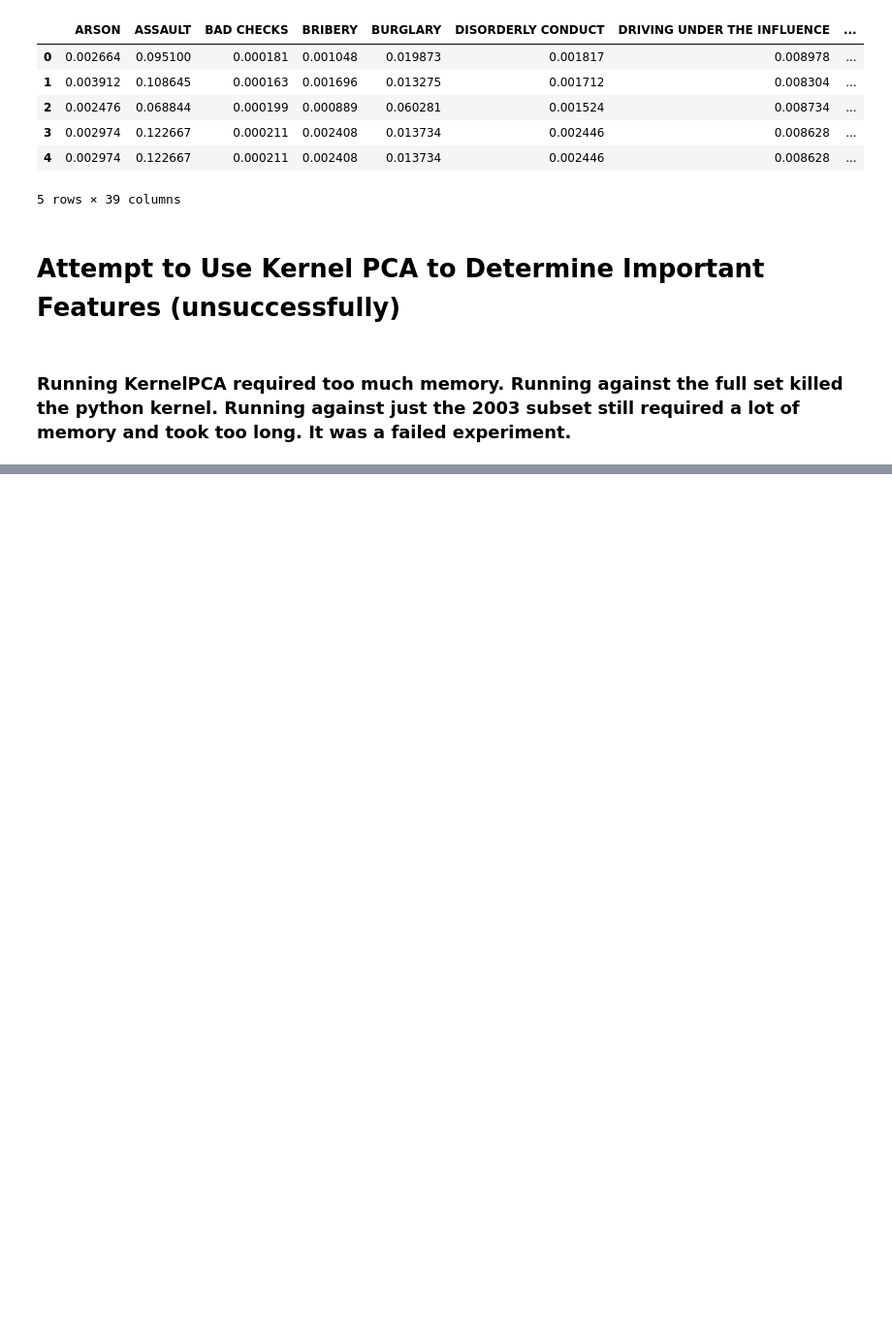
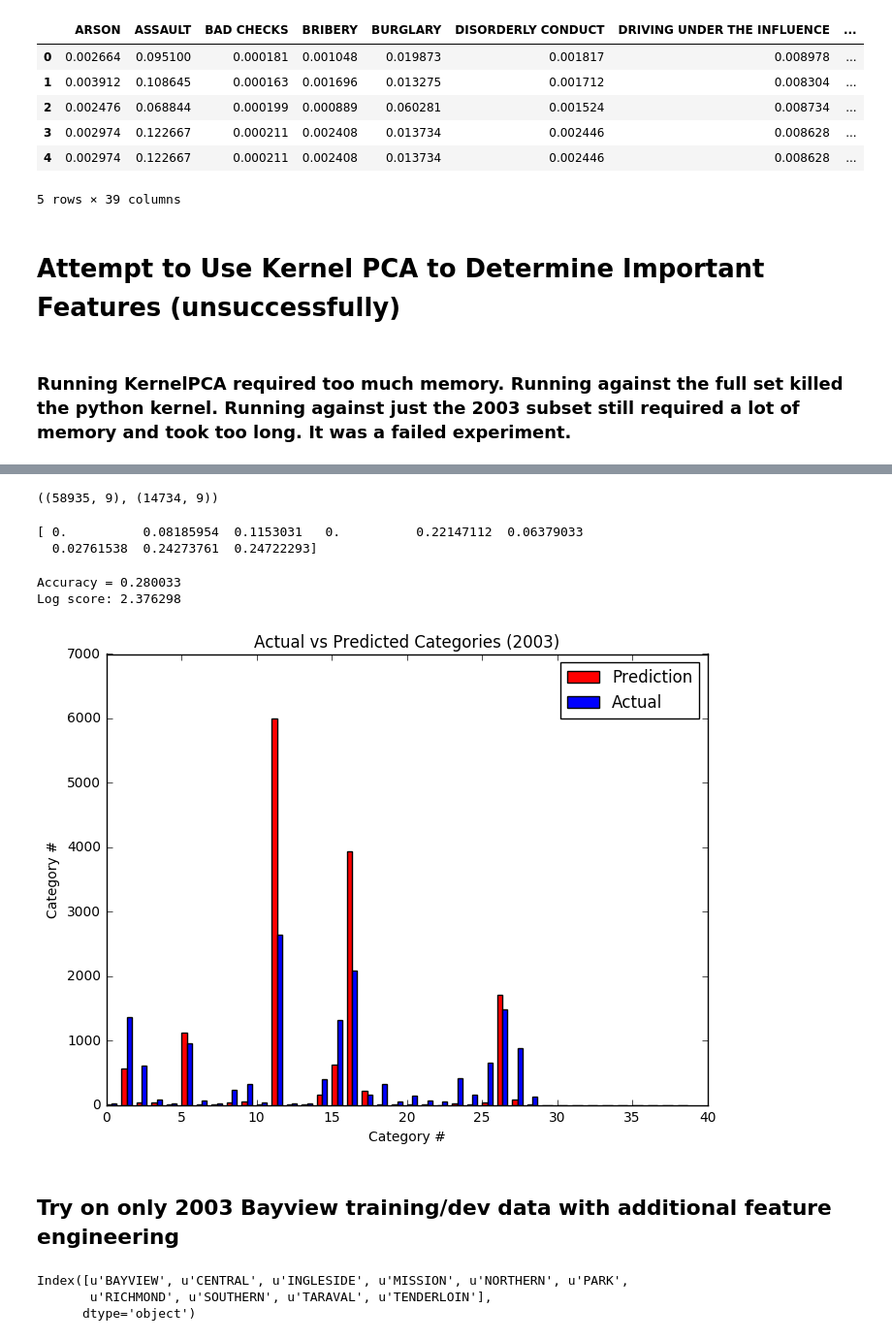
Before and after one commit to yhfan-ischool/W207-Final-Project, a Jupyter notebook: models/yhfan_experiments.ipynb, the cells around one changed output, grey strips where cells are left out. Shown at 97% size. Saved outputs shown, nothing was run; the diff lists cells and outputs as text; code cells hidden in the pictures; blank space fills up the shorter version.

Commit message:
More feature engineering.  However, it resulted in lowered Kaggle ranking.

```diff
--- a/models/yhfan_experiments.ipynb
+++ b/models/yhfan_experiments.ipynb
@@ -390,0 +508,3 @@ results.to_csv('../data/yhfan_submission.csv', index_label='Id')
+# %%
+train_labels_2003 = pd.Series(reduced_raw_train_data[reduced_raw_train_data['Year'] == 2003].loc[:,'Category'].astype("category"))
+train_labels_2003.head()
@@ -390,0 +519,18 @@ results.to_csv('../data/yhfan_submission.csv', index_label='Id')
+# %%
+X_train_pd_2003, X_dev_pd_2003, y_train_pd_2003, y_dev_pd_2003 = train_test_split(train_data_2003.loc[:,['Year','Month','Day','Hour','MinutesAfterMidnight','DayNum','DistrictNum','X','Y']], train_labels_2003, test_size = 0.2, random_state = 42)
+X_train_2003 = X_train_pd_2003.as_matrix(columns=('Year','Month','Day','Hour','MinutesAfterMidnight','DayNum','DistrictNum','X','Y'))
+y_train_2003 = y_train_pd_2003.codes
+X_dev_2003 = X_dev_pd_2003.as_matrix(columns=('Year','Month','Day','Hour','MinutesAfterMidnight','DayNum','DistrictNum','X','Y'))
+y_dev_2003 = y_dev_pd_2003.codes
+(X_train_2003.shape, X_dev_2003.shape)
+# %% [output]
+((58935, 9), (14734, 9))
+# %%
+xgb_model_2003 = XGBClassifier(objective='multi:softprob', max_depth=6)
+xgb_model_2003.fit(X_train_2003, y_train_2003, eval_metric='mlogloss')
+print(xgb_model_2003.feature_importances_)
+# %% [output]
+[ 0.          0.08185954  0.1153031   0.          0.22147112  0.06379033
+  0.02761538  0.24273761  0.24722293]
+# %%
+y_dev_xgb_pred_2003 = xgb_model_2003.predict(X_dev_2003)
@@ -390,0 +539,32 @@ results.to_csv('../data/yhfan_submission.csv', index_label='Id')
+# %%
+xgb_model_accuracy = metrics.accuracy_score(y_dev_2003, y_dev_xgb_pred_2003)
+print("Accuracy = {:f}".format(xgb_model_accuracy))
+xgb_model_log_loss = metrics.log_loss(y_dev_2003, y_dev_xgb_pred_probs_2003)
+print("Log score: {:f}\n".format(xgb_model_log_loss))
+# %% [output]
+Accuracy = 0.280033
+Log score: 2.376298
+# %%
+fp2003 = plt.figure(figsize=(8, 6))
+a = fp2003.add_subplot(111)
+width = [0.35]
+pred_chart_xgb = a.bar(range(0,39), np.bincount(y_dev_xgb_pred_2003, minlength=39), width, color='r')
+actual_chart_xgb = a.bar(np.array(range(0,39)) + width, np.bincount(y_dev_2003, minlength=39), width, color='b')
+
+a.set_ylabel('Category #')
+a.set_xlabel('Category #')
+a.set_title('Actual vs Predicted Categories (2003)')
+
+a.legend((pred_chart_xgb[0], actual_chart_xgb[0]), ('Prediction', 'Actual'))
+
+plt.show()
+# %% [output]
+[figure, added]
+# %% [markdown]
+## Try on only 2003 Bayview training/dev data with additional feature engineering
+# %%
+raw_train_data['PdDistrict'].astype('category').cat.categories
+# %% [output]
+Index([u'BAYVIEW', u'CENTRAL', u'INGLESIDE', u'MISSION', u'NORTHERN', u'PARK',
+       u'RICHMOND', u'SOUTHERN', u'TARAVAL', u'TENDERLOIN'],
+      dtype='object')
```
Also changed, not shown: parts of 48 cells of this notebook.
